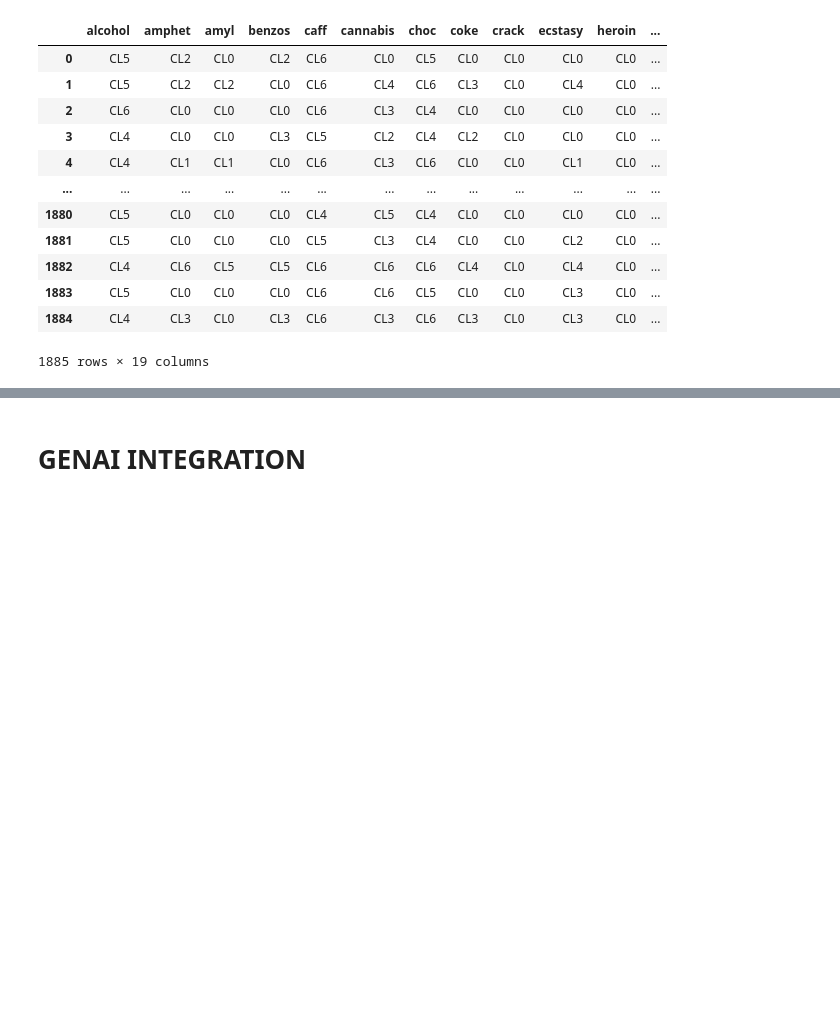
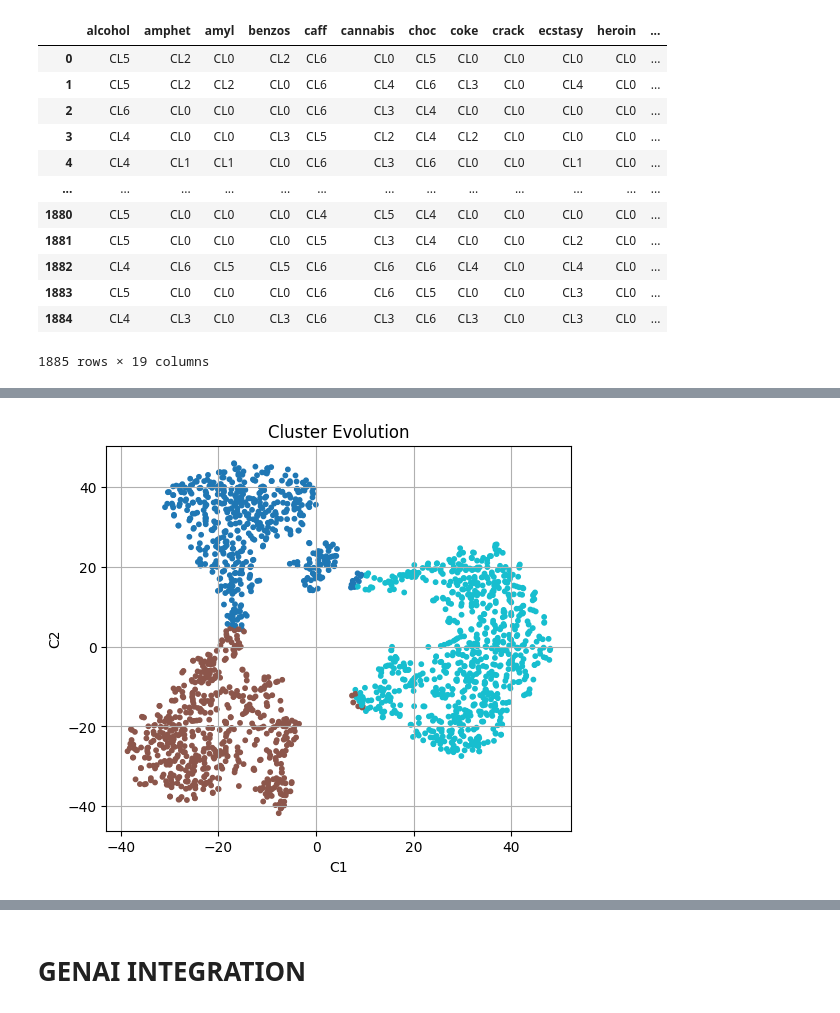
Before and after one commit to kvnpalm/SelfAttention_Clustering, a Jupyter notebook: Attention_clustering.ipynb, the cells around one changed output, grey strips where cells are left out. Drawn from its saved outputs; the diff is of its cells as text; code cells hidden in the pictures; blank space fills up the shorter version.

```diff
--- a/Attention_clustering.ipynb
+++ b/Attention_clustering.ipynb
@@ -397,0 +502,9 @@ tensor([[0.0010, 0.0010, 0.0010,  ..., 0.0009, 0.0009, 0.0010],
+# %%
+# # Step 4: Visualize
+with torch.no_grad():
+    _, z, _, _ = model(data_tensor)
+    q = clustering_layer(z.squeeze(0))
+    labels = torch.argmax(q, dim=1)
+    visualize_embeddings(z.squeeze(0), labels)
+# %% [output]
+[figure, added]
```
Also changed, not shown: parts of 52 cells of this notebook, 1 other file.
